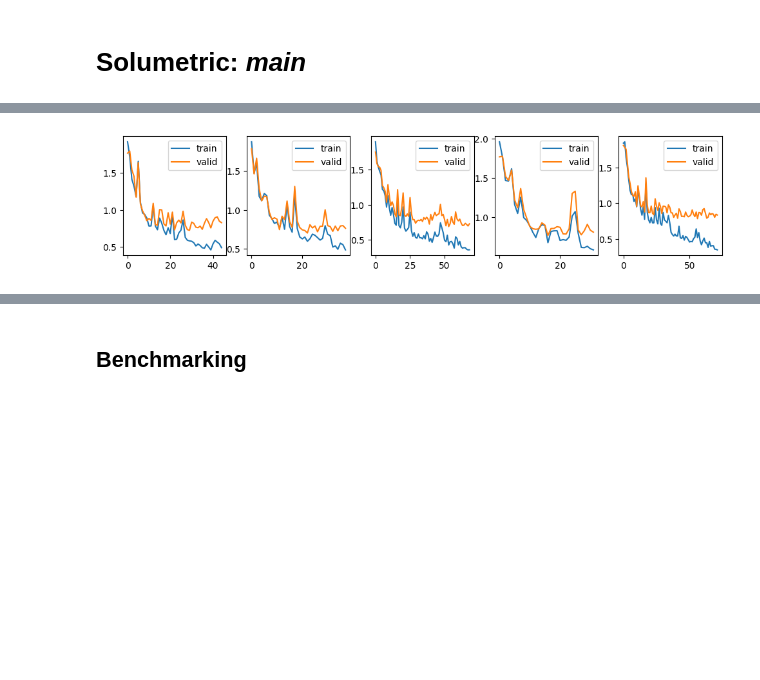
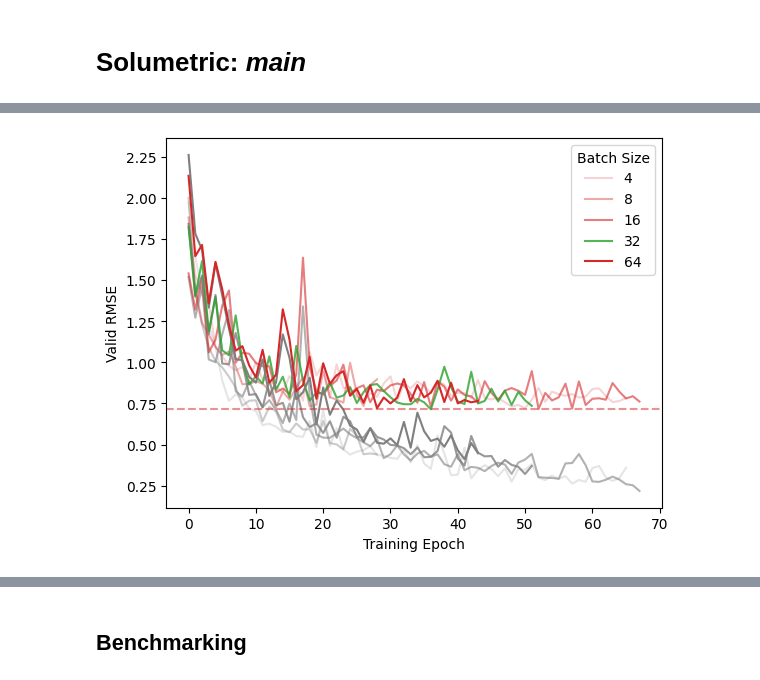
Before and after one commit to Ryan-Reese/Solumetric, a Jupyter notebook: main.ipynb, the cells around one changed output, grey strips where cells are left out. Drawn from its saved outputs; the diff is of its cells as text; code cells hidden in the pictures; blank space fills up the shorter version.

Commit message:
added figures and results

```diff
--- a/main.ipynb
+++ b/main.ipynb
@@ -136,7 +212,7 @@ def run_benchmarking():
         # log
         print(f"Run {replicate+1:2d}/{REPLICATES:2d}")
         # iterate over epochs
-        for epoch in range(1, MAX_EPOCHS):
+        for epoch in range(MAX_EPOCHS):
             # train 1 epoch
             batch_generator = model.default_generator(train_dataset,
                                                       epochs=1,
@@ -151,12 +227,18 @@ def run_benchmarking():
             if early_stopper.early_stop(valid_mse):
                 break
             # log errors
-            if epoch == 1:
-                print(f"Epoch {epoch:3d} | {valid_mse:.4f} | {early_stopper.counter:2d}")
+            if epoch == 0:
+                print(f"Epoch {epoch+1:3d} | {valid_mse:.4f} | {early_stopper.counter:2d}")
             else:
-                print(f"Epoch {epoch:3d} | {valid_errors[-1]:.4f} --> {valid_mse:.4f} | {early_stopper.counter:2d}")
+                print(f"Epoch {epoch+1:3d} | {valid_errors[-1]:.4f} --> {valid_mse:.4f} | {early_stopper.counter:2d}")
             train_errors.append(train_mse)
             valid_errors.append(valid_mse)
+            # plot learning curve
+            if epoch % 10 == 0:
+                plt.plot(train_errors, label="train")
+                plt.plot(valid_errors, label="valid")
+                plt.legend()
+                plt.show()
         # add losses/errors to final output
         outputs["train_losses"].append(train_losses)
         outputs["train_errors"].append(train_errors)
@@ -164,7 +246,7 @@ def run_benchmarking():
 
         metrics = {}
         for split in "train", "valid", "test":
-            dataset = split_to_dataset[split]
+            dataset = SPLIT_TO_DATASET[split]
             metrics[split] = model.evaluate(dataset, METRICS, transformers)
         outputs["metrics"].append(metrics)
 
@@ -187,4 +296,4 @@ Total training batches: 1455
 # %%
-for i in range(REPLICATES):
-    plt.plot(outputs["train_losses"][i])
+for replicate in range(REPLICATES):
+    plt.plot(outputs["train_losses"][replicate])
 # %% [output]
@@ -192,15 +308,27 @@ for i in range(REPLICATES):
 # %%
-fig = plt.figure(figsize=(12, 12/REPLICATES))
-axs = fig.subplots(1, REPLICATES)
+def plot_batch_sizes():
 
-for i in range(REPLICATES):
-    axs[i].plot(outputs["train_errors"][i], label="train")
-    axs[i].plot(outputs["valid_errors"][i], label="valid")
-    axs[i].legend()
+    IN_FILE = "MPNN_batch_sizes_4_8_16_32_64"
 
-# plt.legend()
-# plt.xlabel("epoch")
-# plt.ylabel("RMSE")
-# plt.show()
+    with open(f"results/{IN_FILE}.json", "r") as fin:
+        outputs = json.load(fin,)
+
+    min_replicate, min_valid_error = min(enumerate([min(outputs["valid_errors"][i]) for i in range(REPLICATES)]),
+                                         key=lambda x: x[1])
+    for i in range(REPLICATES):
+        train_errors = outputs["train_errors"][i]
+        valid_errors = outputs["valid_errors"][i]
+        plt.plot(train_errors, c="tab:gray", alpha=0.2*(i+1))
+        if i == min_replicate:
+            plt.plot(valid_errors, label=BATCH_SIZES[i], c="tab:green", alpha=0.2*(i+1))
+        else:
+            plt.plot(valid_errors, label=BATCH_SIZES[i], c="tab:red", alpha=0.2*(i+1))
+    plt.xlabel("Training Epoch")
+    plt.ylabel("Valid RMSE")
+    plt.axhline(y=min_valid_error, c="tab:red", alpha=0.5, ls="--")
+    plt.legend(title="Batch Size")
+    plt.savefig("assets/batch_size.svg")
+
+plot_batch_sizes()
 # %% [output]
-[figure, old version]
+[figure, new version]
```
Also changed, not shown: parts of 28 cells of this notebook, 14 other files.
